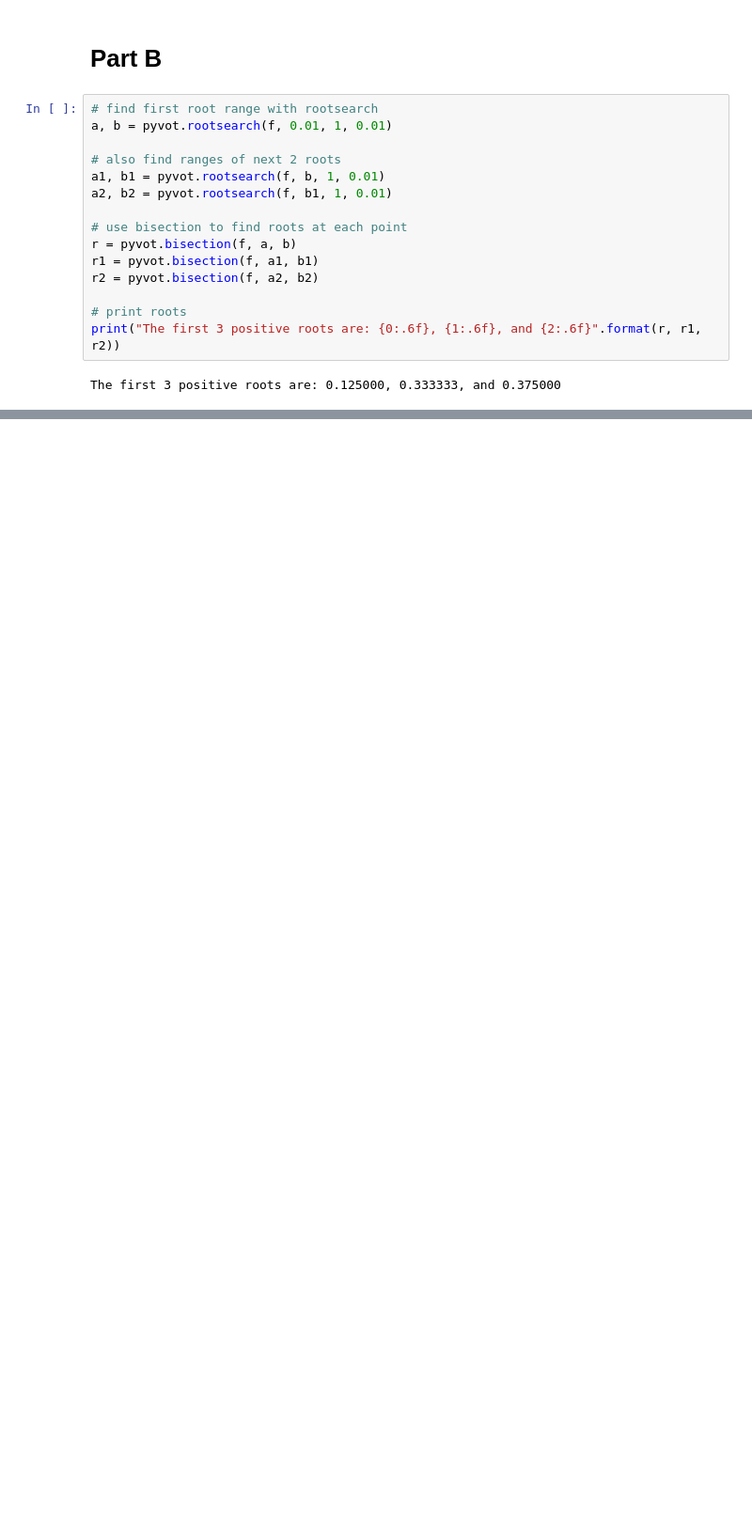
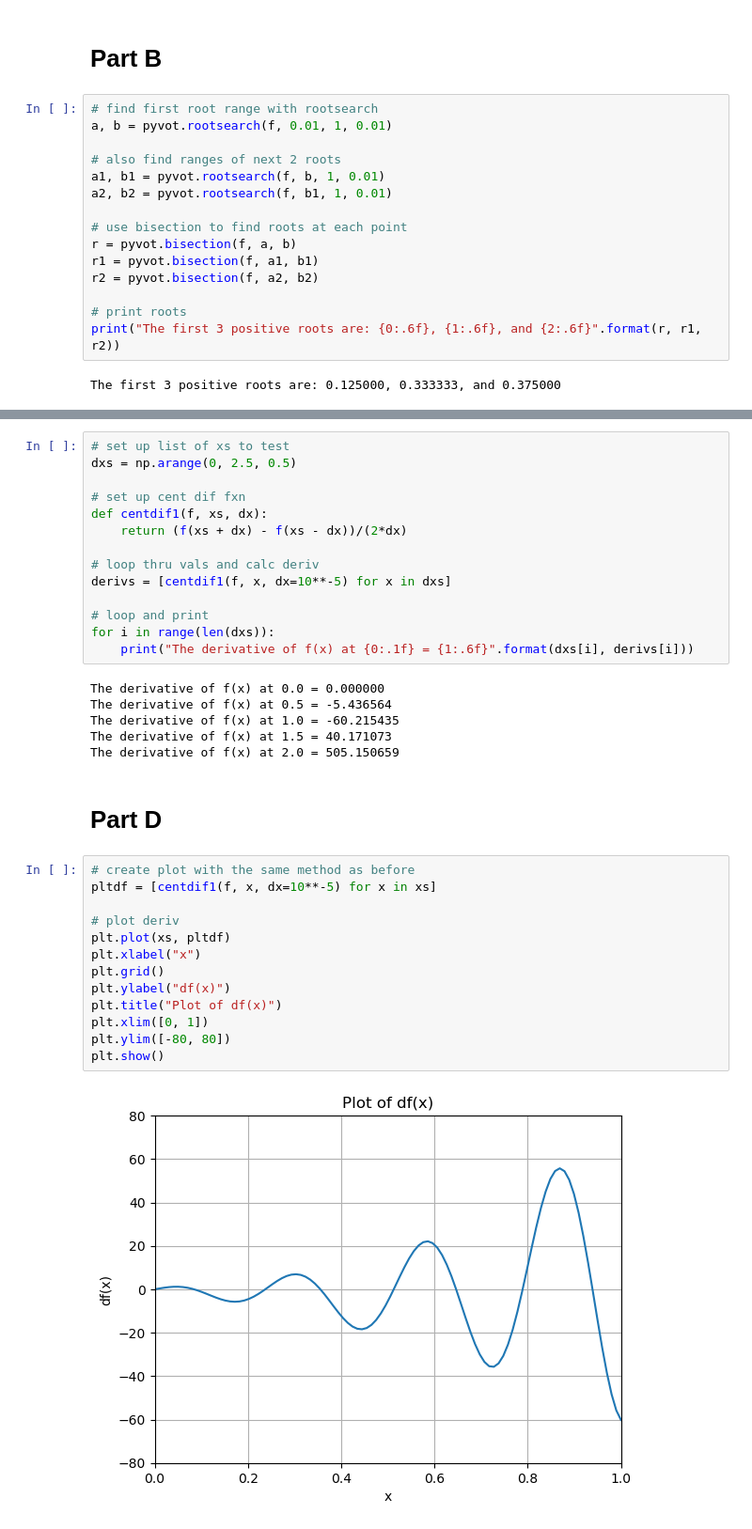
Before and after one commit to sladesladeslade/SchoolStuff, a Jupyter notebook: aeroComputing/Exam 2/exam2.ipynb, the cells around one changed output, grey strips where cells are left out. Shown at 94% size. Cells and saved outputs as stored; diff of their text form; blank space fills up the shorter version.

```diff
--- a/aeroComputing/Exam 2/exam2.ipynb
+++ b/aeroComputing/Exam 2/exam2.ipynb
@@ -49,0 +54,37 @@ The first 3 positive roots are: 0.125000, 0.333333, and 0.375000
+# %%
+# set up list of xs to test
+dxs = np.arange(0, 2.5, 0.5)
+
+# set up cent dif fxn
+def centdif1(f, xs, dx):
+    return (f(xs + dx) - f(xs - dx))/(2*dx)
+
+# loop thru vals and calc deriv
+derivs = [centdif1(f, x, dx=10**-5) for x in dxs]
+
+# loop and print
+for i in range(len(dxs)):
+    print("The derivative of f(x) at {0:.1f} = {1:.6f}".format(dxs[i], derivs[i]))
+# %% [output]
+The derivative of f(x) at 0.0 = 0.000000
+The derivative of f(x) at 0.5 = -5.436564
+The derivative of f(x) at 1.0 = -60.215435
+The derivative of f(x) at 1.5 = 40.171073
+The derivative of f(x) at 2.0 = 505.150659
+# %% [markdown]
+# Part D
+# %%
+# create plot with the same method as before
+pltdf = [centdif1(f, x, dx=10**-5) for x in xs]
+
+# plot deriv
+plt.plot(xs, pltdf)
+plt.xlabel("x")
+plt.grid()
+plt.ylabel("df(x)")
+plt.title("Plot of df(x)")
+plt.xlim([0, 1])
+plt.ylim([-80, 80])
+plt.show()
+# %% [output]
+[figure, added]
```
Also changed, not shown: parts of 5 cells of this notebook.
